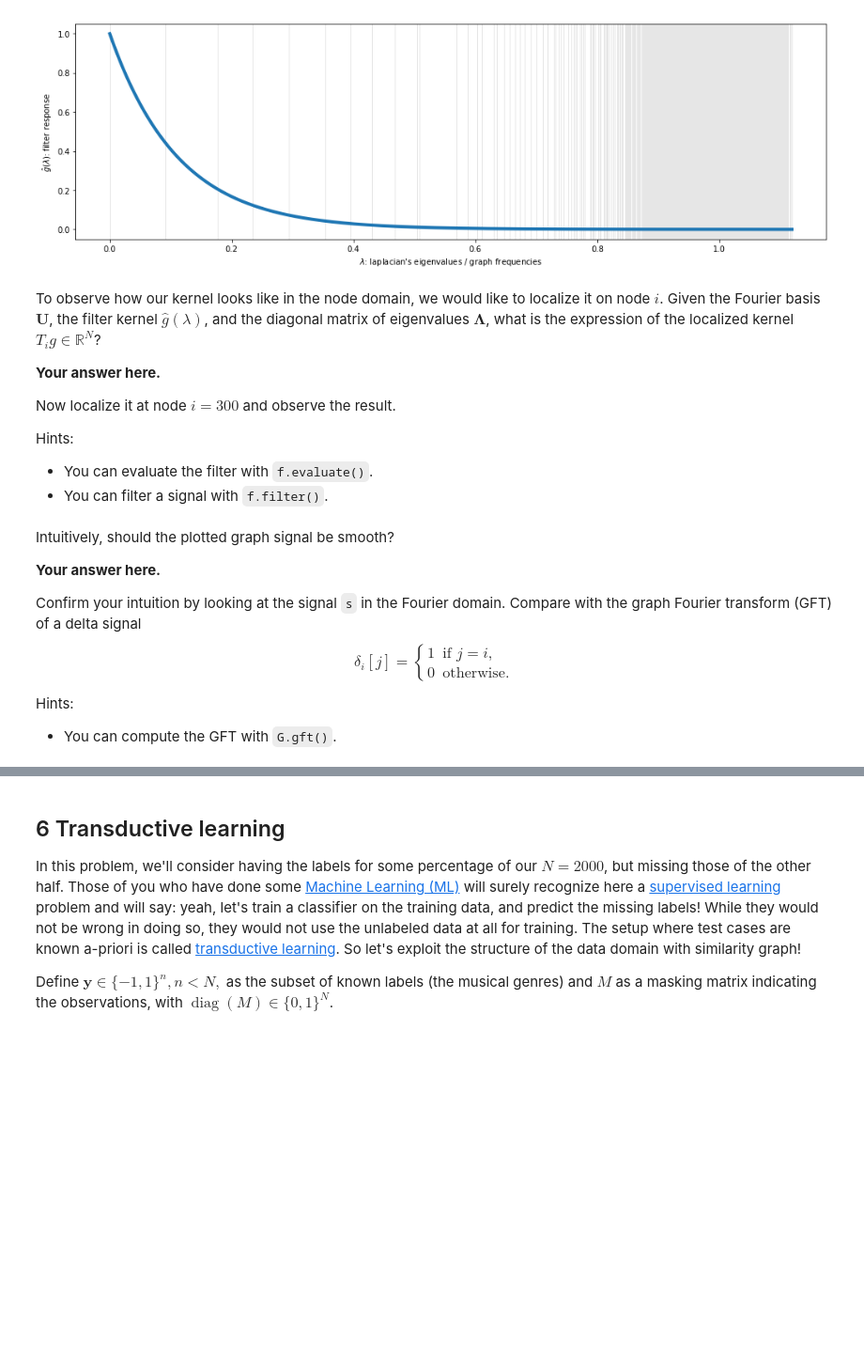
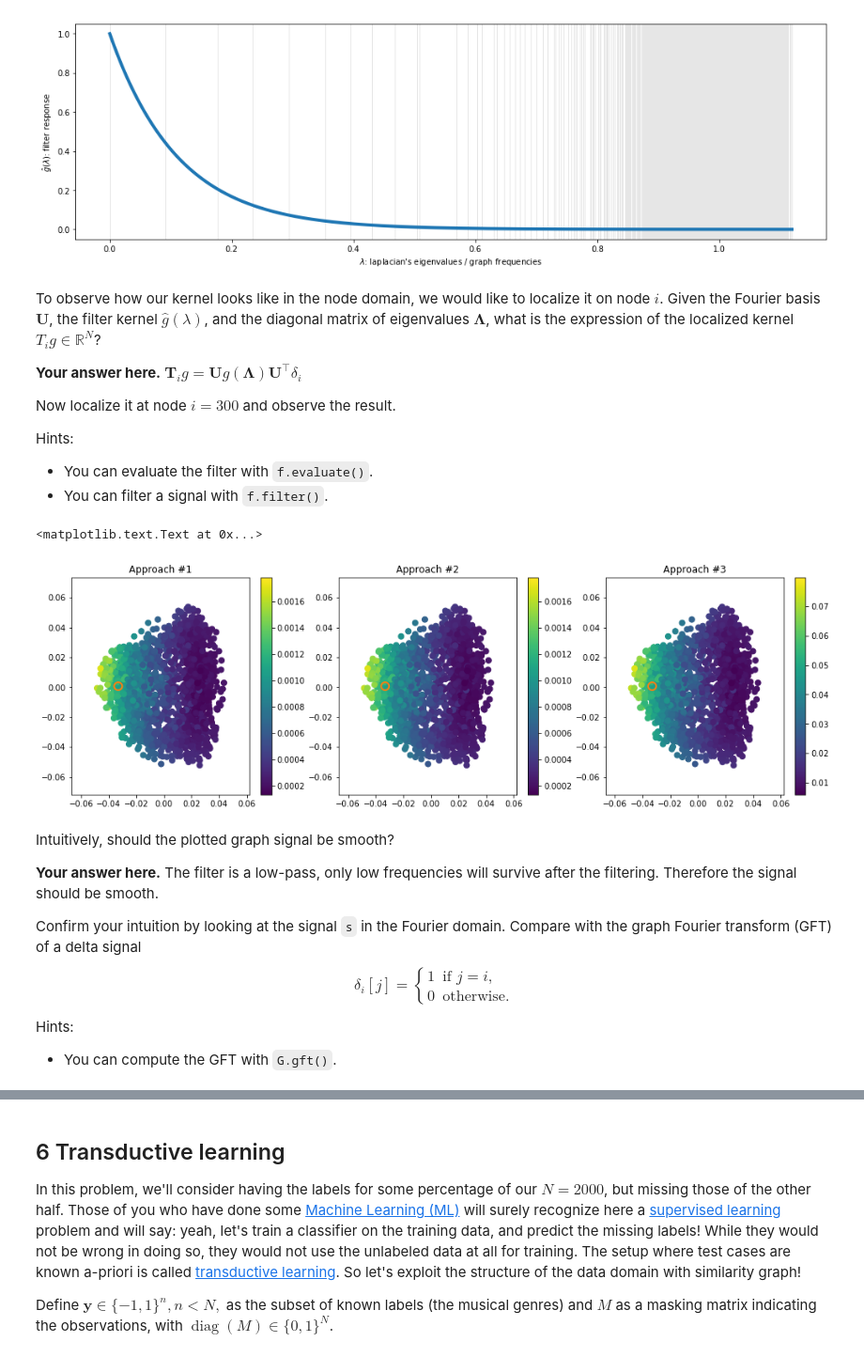
Before and after one commit to ChristopheEcabert/ntds_2017, a Jupyter notebook: assignments/04_graph_signal_processing.ipynb, the cells around one changed output, grey strips where cells are left out. Shown at 94% size. Cells and saved outputs as stored; diff of their text form; code cells hidden in the pictures; blank space fills up the shorter version.

```diff
--- a/assignments/04_graph_signal_processing.ipynb
+++ b/assignments/04_graph_signal_processing.ipynb
@@ -119,7 +126,7 @@ f.plot()
 # %% [markdown]
 To observe how our kernel looks like in the node domain, we would like to localize it on node $i$. Given the Fourier basis $\mathbf{U}$, the filter kernel $\hat{g}(\lambda)$, and the diagonal matrix of eigenvalues $\mathbf\Lambda$, what is the expression of the localized kernel $T_i g \in \mathbb{R}^N$?
 
-**Your answer here.**
+**Your answer here.** $\boldsymbol{T}_i g = \boldsymbol{U} g\left( \boldsymbol{\Lambda} \right) \boldsymbol{U}^{\top} \delta_i$
 
 Now localize it at node $i=300$ and observe the result.
 
@@ -135,7 +136,38 @@ G.plot_signal(s, vertex_size=50, highlight=NODE)
+# %%
+NODE = 300
+
+# Define delta function
+delta = np.zeros(G.N)
+delta[NODE] = 1.0
+
+# Approach 1 / Low level
+# 1) Apply GFT on signal (U^t * delta)
+# 2) Apply scale with filter coefficient in frequency domain
+# 3) Apply inverse GFT to go back to vertex domain
+f_delta = G.gft(delta).reshape(G.N, 1)
+f_f = f.evaluate(G.e)
+s0 = G.igft(np.matmul(np.diagflat(f_f), f_delta))
+
+# Approach 2 / Use filter object on delta signal
+s1 = f.filter(delta)
+
+# Approach 3 / Localize
+s2 =  f.localize(NODE)
+
+fig, axes = plt.subplots(1, 3)
+G.plot_signal(s0, vertex_size=50, highlight=NODE, ax=axes[0])
+axes[0].set_title('Approach #1')
+G.plot_signal(s1, vertex_size=50, highlight=NODE, ax=axes[1])
+axes[1].set_title('Approach #2')
+G.plot_signal(s2, vertex_size=50, highlight=NODE, ax=axes[2])
+axes[2].set_title('Approach #3')
+# %% [output]
+<matplotlib.text.Text at 0x...>
+[figure, added]
 # %% [markdown]
 Intuitively, should the plotted graph signal be smooth?
 
-**Your answer here.**
+**Your answer here.** The filter is a low-pass, only low frequencies will survive after the filtering. Therefore the signal should be smooth.
 
 Confirm your intuition by looking at the signal `s` in the Fourier domain. Compare with the graph Fourier transform (GFT) of a delta signal
 $$\delta_i[j] =
```
Also changed, not shown: parts of 15 cells of this notebook.
